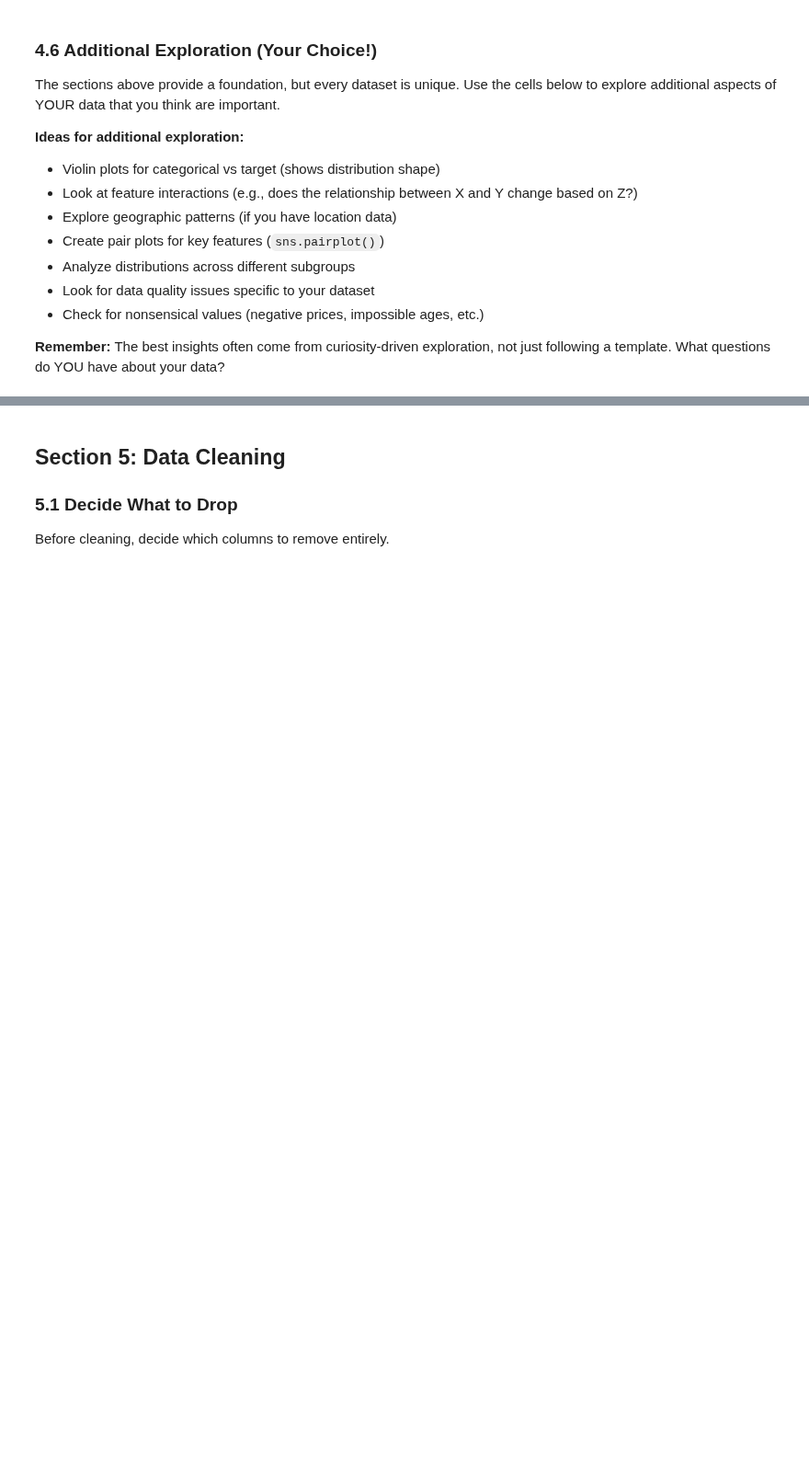
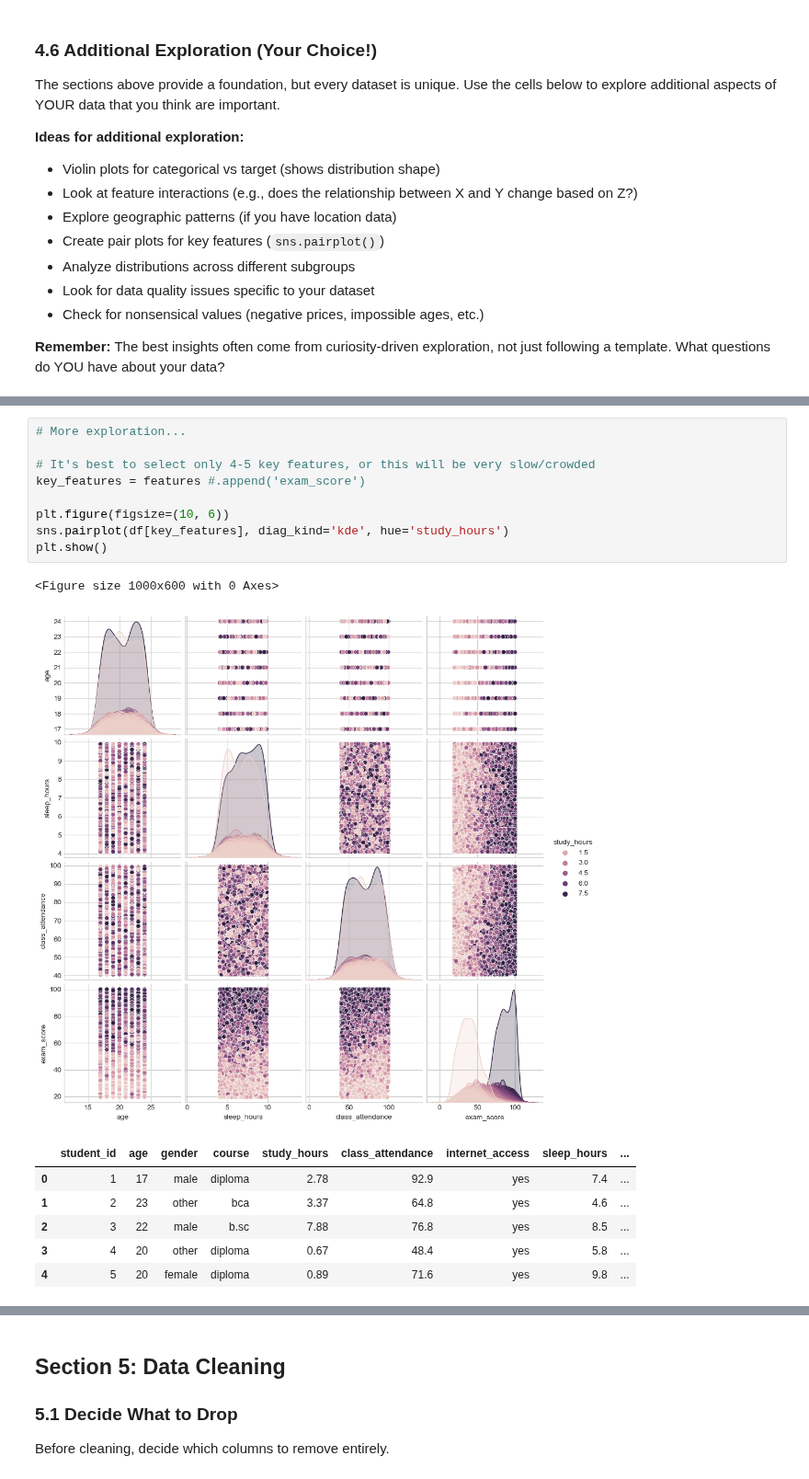
Before and after one commit to davidfekke/individual-capstone-davidfekke, a Jupyter notebook: notebooks/01_problem_statement_and_eda.ipynb, the cells around one changed output, grey strips where cells are left out. Shown at 92% size. Saved outputs shown, nothing was run; the diff lists cells and outputs as text; blank space fills up the shorter version.

```diff
--- a/notebooks/01_problem_statement_and_eda.ipynb
+++ b/notebooks/01_problem_statement_and_eda.ipynb
@@ -701,0 +758,18 @@ The sections above provide a foundation, but every dataset is unique. Use the ce
+# %%
+# More exploration...
+
+# It's best to select only 4-5 key features, or this will be very slow/crowded
+key_features = features #.append('exam_score')
+
+plt.figure(figsize=(10, 6))
+sns.pairplot(df[key_features], diag_kind='kde', hue='study_hours')
+plt.show()
+# %% [output]
+<Figure size 1000x600 with 0 Axes>
+[figure, added]
+|  | student_id | age | gender | course | study_hours | class_attendance | internet_access | sleep_hours | ... |
+| 0 | 1 | 17 | male | diploma | 2.78 | 92.9 | yes | 7.4 | ... |
+| 1 | 2 | 23 | other | bca | 3.37 | 64.8 | yes | 4.6 | ... |
+| 2 | 3 | 22 | male | b.sc | 7.88 | 76.8 | yes | 8.5 | ... |
+| 3 | 4 | 20 | other | diploma | 0.67 | 48.4 | yes | 5.8 | ... |
+| 4 | 5 | 20 | female | diploma | 0.89 | 71.6 | yes | 9.8 | ... |
```
Also changed, not shown: parts of 30 cells of this notebook, 1 other file.
